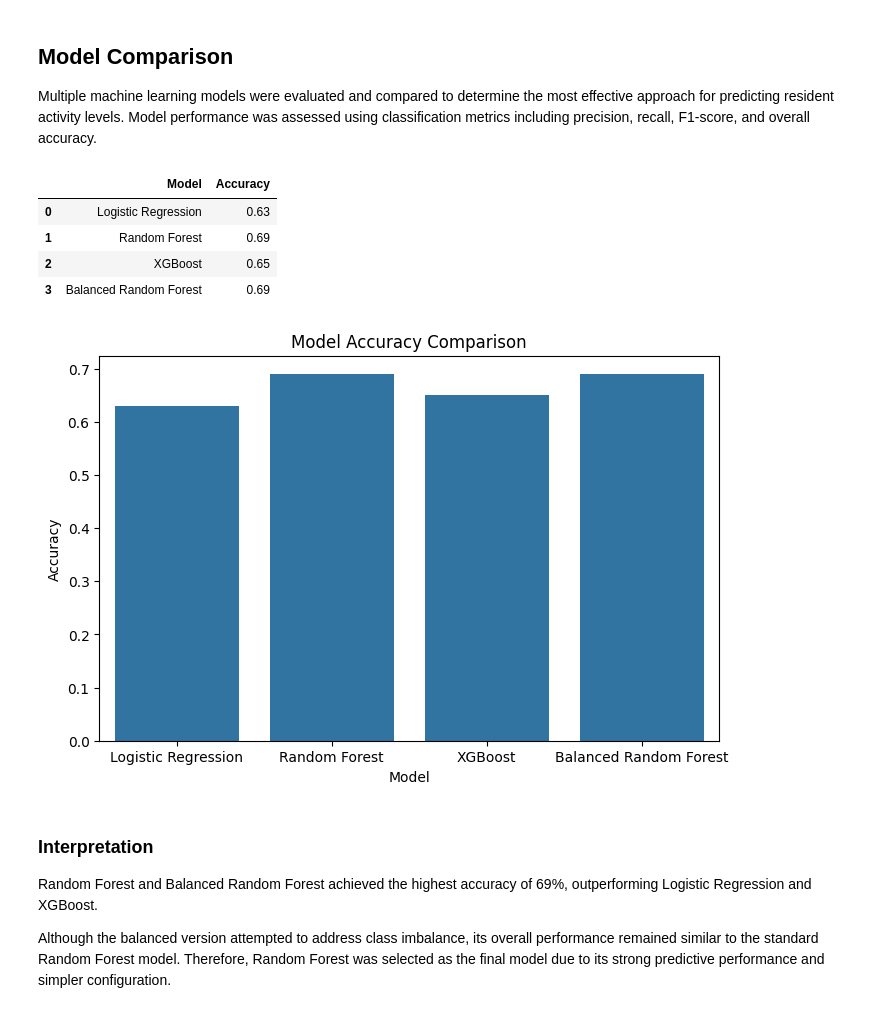
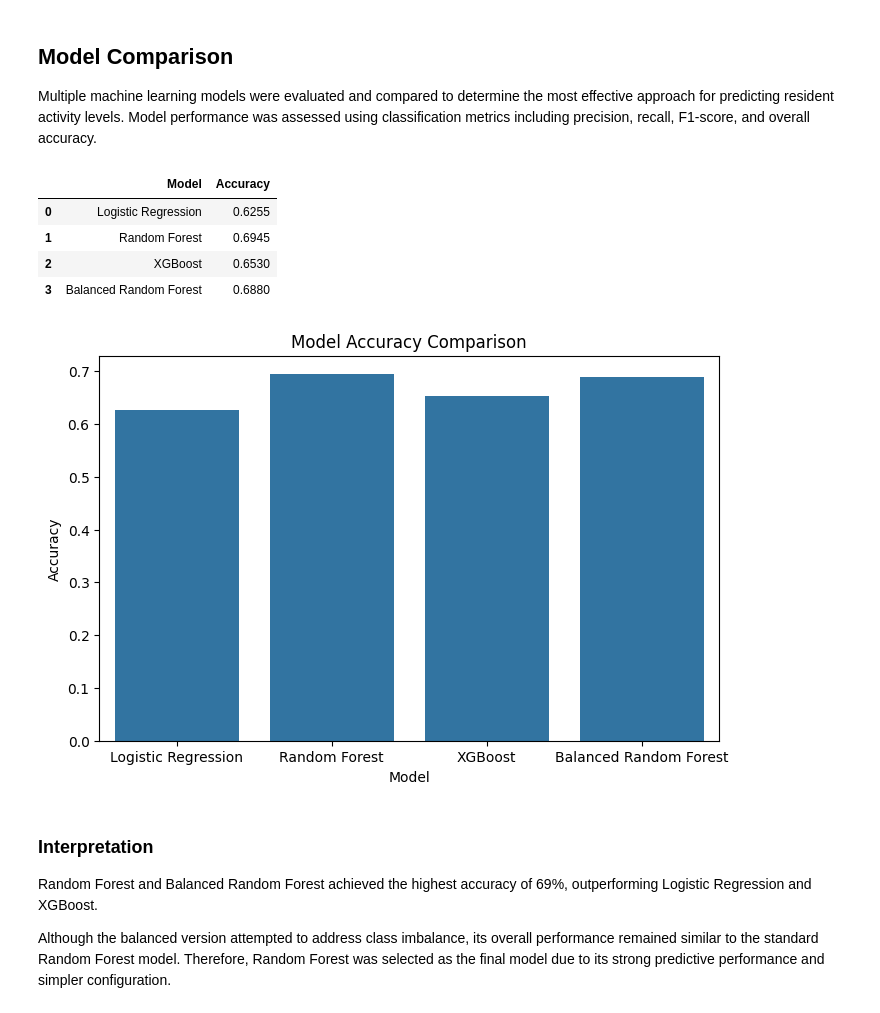
Before and after one commit to imcadenlim/git_practical, a Jupyter notebook: eda.ipynb, the cells around one changed output. Saved outputs shown, nothing was run; the diff lists cells and outputs as text; code cells hidden in the pictures.

```diff
--- a/eda.ipynb
+++ b/eda.ipynb
@@ -362,10 +389,12 @@ For example, when doing 'df[col].method(value, inplace=True)', try using 'df.met
 
 
   clean_df[col].fillna(median_value, inplace=True)
-# %%
-mode_value = clean_df["Ambient Light Level"].mode()[0]
-
-clean_df[col] = clean_df[col].fillna(median_value)
+# %%
+# Calculate the most common Ambient Light Level category
+mode_value = clean_df["Ambient Light Level"].mode()[0]
+
+# Fill missing Ambient Light Level values with the mode
+clean_df["Ambient Light Level"] = clean_df["Ambient Light Level"].fillna(mode_value)
 # %%
 #Verify that all missing values have been successfully handled
 clean_df.isnull().sum()
@@ -744,30 +773,42 @@ Overall, the confusion matrix confirms that Random Forest performed best on the
 
 Multiple machine learning models were evaluated and compared to determine the most effective approach for predicting resident activity levels. Model performance was assessed using classification metrics including precision, recall, F1-score, and overall accuracy.
 # %%
-#Create a table to compare the accuracy of all trained models
+#Import accuracy metric
+from sklearn.metrics import accuracy_score
+
+#Calculate accuracy for each model
+lr_acc = accuracy_score(y_test, y_pred)
+
+rf_acc = accuracy_score(y_test, y_pred_rf)
+
+xgb_acc = accuracy_score(y_test, y_pred_xgb_labels)
+
+rf_bal_acc = accuracy_score(y_test, y_pred_rf_balanced)
+
+#Create a table to compare model accuracy
 model_results = pd.DataFrame({
     "Model": [
         "Logistic Regression",
         "Random Forest",
         "XGBoost",
         "Balanced Random Forest"
     ],
     "Accuracy": [
-        0.63,
-        0.69,
-        0.65,
-        0.69
+        lr_acc,
+        rf_acc,
+        xgb_acc,
+        rf_bal_acc
     ]
 })
 
 #Display model comparison results
 model_results
 # %% [output]
 |  | Model | Accuracy |
-| 0 | Logistic Regression | 0.63 |
-| 1 | Random Forest | 0.69 |
-| 2 | XGBoost | 0.65 |
-| 3 | Balanced Random Forest | 0.69 |
+| 0 | Logistic Regression | 0.6255 |
+| 1 | Random Forest | 0.6945 |
+| 2 | XGBoost | 0.6530 |
+| 3 | Balanced Random Forest | 0.6880 |
 # %%
 #Visualize model accuracy comparison
 plt.figure(figsize=(8,5))
@@ -782,7 +823,7 @@ plt.title("Model Accuracy Comparison")
 
 plt.show()
 # %% [output]
-[figure, old version]
+[figure, new version]
 # %% [markdown]
 ### Interpretation
 
```
Also changed, not shown: parts of 13 cells of this notebook.
